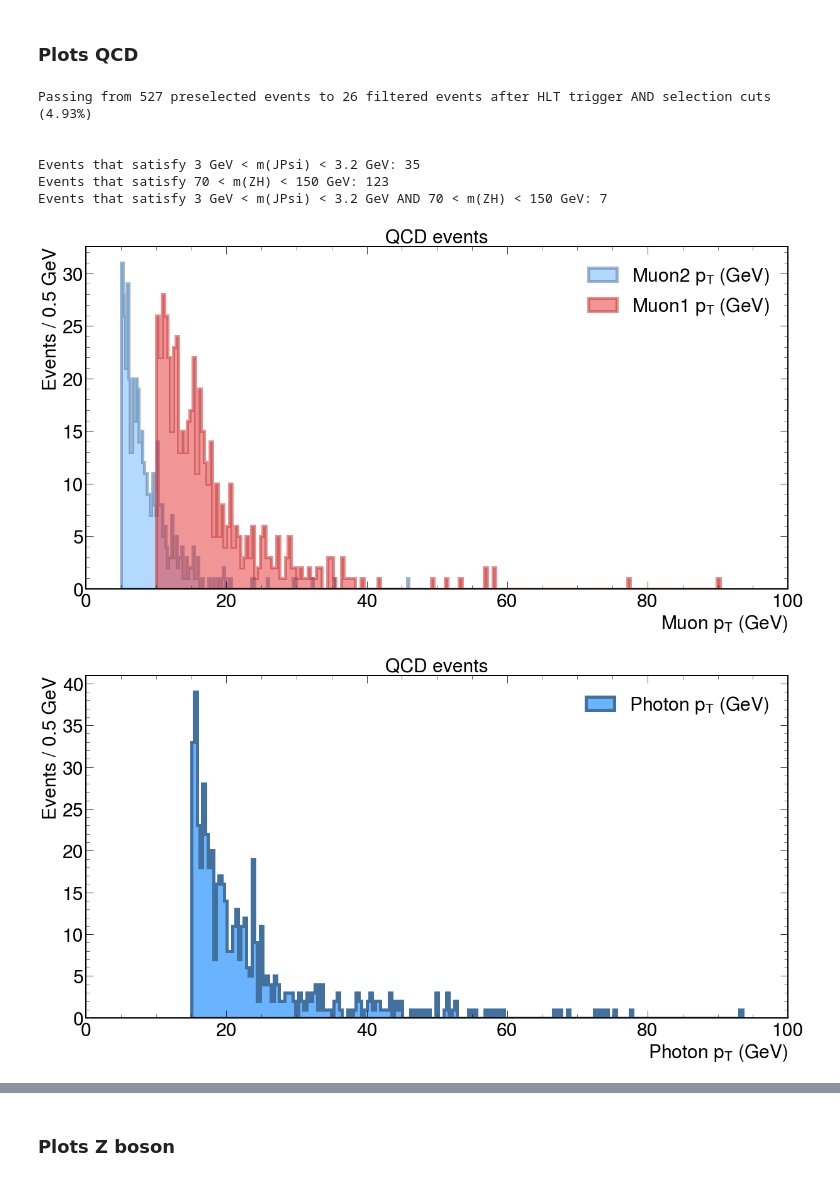
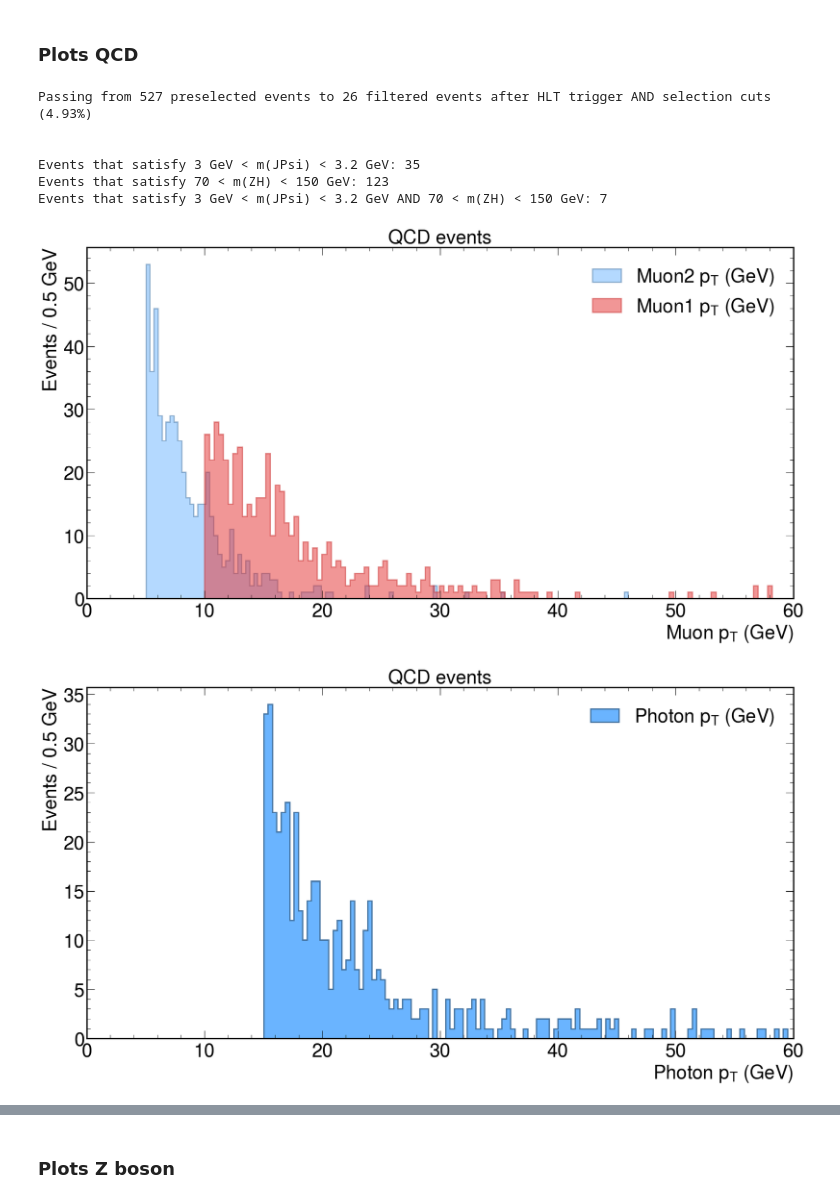
Before and after one commit to javivilladamigo/ResearchActivities, a Jupyter notebook: efficiencies.ipynb, the cells around one changed output, grey strips where cells are left out. Saved outputs shown, nothing was run; the diff lists cells and outputs as text; code cells hidden in the pictures.

```diff
--- a/efficiencies.ipynb
+++ b/efficiencies.ipynb
@@ -172,7 +172,7 @@ print("Events that satisfy 3 GeV < m(JPsi) < 3.2 GeV AND 70 < m(ZH) < 150 GeV:",
 Muons
 '''
 _min = 0
-_max = 100 # ak.max(selectedMuon1.pt)
+_max = 60. # ak.max(selectedMuon1.pt)
 width = .5 # GeV
 nbins = int(round((_max - _min) / width)) + 1
 
@@ -187,7 +187,7 @@ ax.hist(
     ec = mainblue[0],
     facecolor = mainblue[1],
     alpha = .5,
-    lw = 5.,
+    lw = 2.,
     label = r"Muon2 $p_{T}$ (GeV)"
 )
 ax.hist(
@@ -197,7 +197,7 @@ ax.hist(
     ec = reddish[0],
     facecolor = reddish[1],
     alpha = .5,
-    lw = 5.,
+    lw = 2.,
     label = r"Muon1 $p_{T}$ (GeV)"
 )
 #ax.set_yscale("log")
@@ -218,7 +218,7 @@ plt.savefig("plots/muonPt/muonPt_QCD.pdf")
 Photons
 '''
 _min = 0
-_max = 100 # ak.max(selectedPhoton1.pt)
+_max = 60. # ak.max(selectedPhoton1.pt)
 width = .5 # GeV
 nbins = int(round((_max - _min) / width)) + 1
 
@@ -232,7 +232,7 @@ ax.hist(
     ec = mainblue[0],
     facecolor = mainblue[1],
     alpha = 1.,
-    lw = 5.,
+    lw = 2.,
     label = r"Photon $p_{T}$ (GeV)"
 )
 #ax.set_yscale("log")
@@ -268,7 +268,7 @@ ax.hist(
     ec = QCD_color,
     facecolor = "none",
     alpha = 1.,
-    lw = 5.,
+    lw = 2.,
     label = r"$m_{\mu \mu}$"
 )
 #ax.set_yscale("log")
@@ -295,33 +295,33 @@ nbins = int(round((_max - _min) / width)) + 1
 
 _HorZ_mass =  ak.flatten(selectedHorZ.mass[(selectedHorZ.mass > _min) & (selectedHorZ.mass < _max)], axis = None)
 
 
 fig, ax = plt.subplots(figsize=(20, 10))
 ax.hist(
     _HorZ_mass,
     bins = nbins,
     histtype = 'stepfilled',
     ec = QCD_color,
     facecolor = "none",
     alpha = 1.,
-    lw = 5.,
+    lw = 2.,
     label = r"$m_{\mu \mu \gamma}$"
 )
 #ax.set_yscale("log")
 ax.tick_params(axis = 'both', which = 'major', labelsize = 30)
 ax.set_xlabel("$m_{\mu \mu \gamma}\ ({\\rm GeV})$", fontsize = 30)
 ax.set_ylabel("Events / %.2f (GeV)" % width, fontsize = 30)
 ax.set_xlim(_min, _max)
 #ax.set_ylim(0, 5)
 ax.legend(loc = "best", fontsize = 30)
 ax.set_title("QCD events", fontsize = 30)
 plt.savefig("plots/m_mumuG/m_mumuG_QCD.pdf")
 # %% [output]
 Passing from 527 preselected events to 26 filtered events after HLT trigger AND selection cuts (4.93%)
 
 
 Events that satisfy 3 GeV < m(JPsi) < 3.2 GeV: 35
 Events that satisfy 70 < m(ZH) < 150 GeV: 123
 Events that satisfy 3 GeV < m(JPsi) < 3.2 GeV AND 70 < m(ZH) < 150 GeV: 7
-[figure, old version]
+[figure, new version]
-[figure, old version]
+[figure, new version]
```
Also changed, not shown: parts of 6 cells of this notebook, 17 other files.
